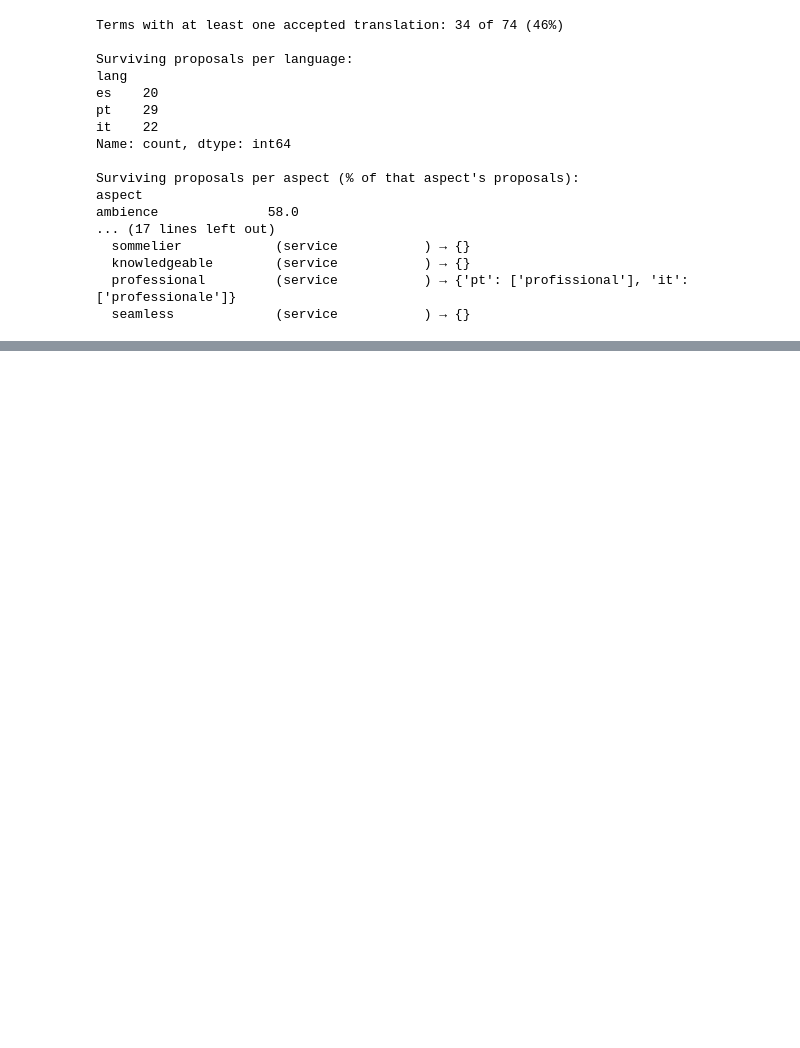
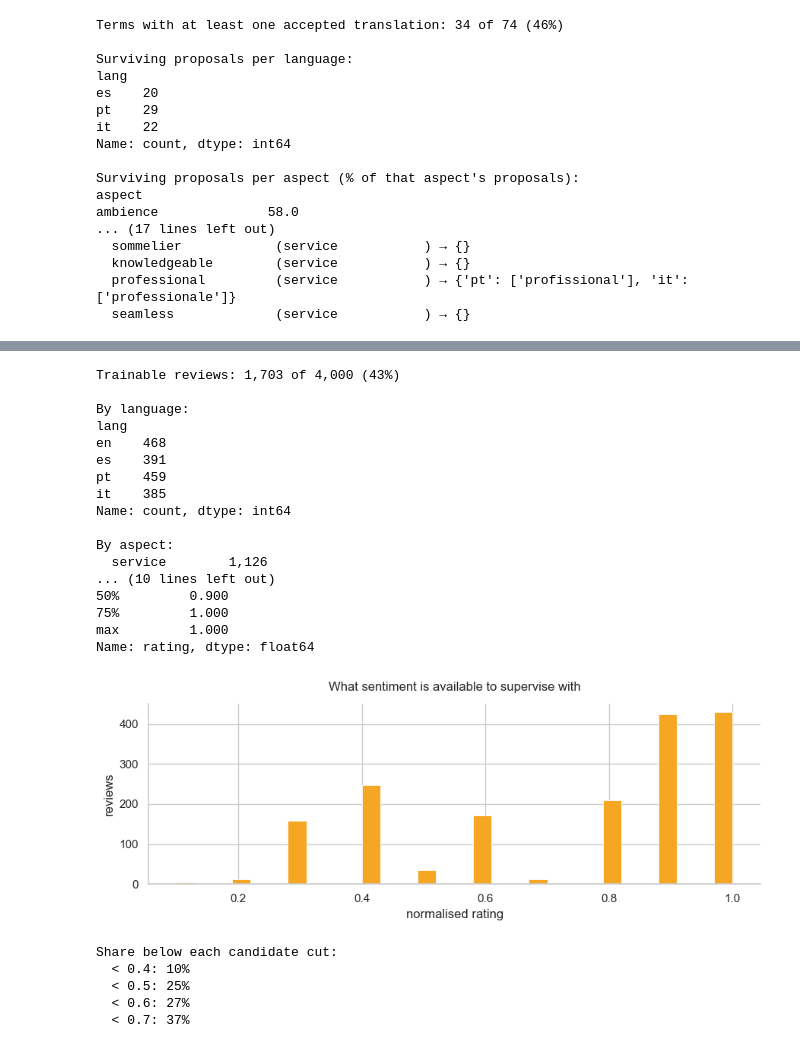
Before and after one commit to Gusti4ka/The-Grammar-of-Luxury, a Jupyter notebook: the-grammar-of-luxury.ipynb, the cells around one changed output, grey strips where cells are left out. Cells and saved outputs as stored; diff of their text form; code cells hidden in the pictures; blank space fills up the shorter version.

Commit message:
Section 3: distant supervision, four aspects, stratified split

```diff
--- a/the-grammar-of-luxury.ipynb
+++ b/the-grammar-of-luxury.ipynb
@@ -956,0 +1028,60 @@ numpy        2.3.5
+# %%
+# ── Build the training set: four aspects, sentiment from rating ──
+
+ASPECTS_TRAINED = ["service", "ambience", "ingredients", "experience"]
+
+train_pool = labelled[labelled["aspects"].apply(
+    lambda xs: any(a in ASPECTS_TRAINED for a in xs))].copy()
+train_pool["aspects"] = train_pool["aspects"].apply(
+    lambda xs: [a for a in xs if a in ASPECTS_TRAINED])
+
+print(f"Trainable reviews: {len(train_pool):,} of {len(labelled):,} "
+      f"({100*len(train_pool)/len(labelled):.0f}%)\n")
+
+print("By language:")
+print(train_pool["lang"].value_counts().reindex(["en","es","pt","it"]), "\n")
+
+print("By aspect:")
+for a in ASPECTS_TRAINED:
+    print(f"  {a:14s} {train_pool['aspects'].apply(lambda xs: a in xs).sum():5,}")
+print()
+
+print("Rating distribution (normalised 0–1):")
+print(train_pool["rating"].describe().round(3), "\n")
+
+fig, ax = plt.subplots(figsize=(9, 3.5))
+ax.hist(train_pool["rating"], bins=30, color="#F5A623", edgecolor="white", linewidth=0.6)
+ax.set_xlabel("normalised rating")
+ax.set_ylabel("reviews")
+ax.set_title("What sentiment is available to supervise with", pad=12)
+ax.spines[["top","right"]].set_visible(False)
+plt.tight_layout()
+plt.show()
+
+print("Share below each candidate cut:")
+for t in [0.4, 0.5, 0.6, 0.7]:
+    print(f"  < {t}: {100*(train_pool['rating'] < t).mean():.0f}%")
+# %% [output]
+Trainable reviews: 1,703 of 4,000 (43%)
+
+By language:
+lang
+en    468
+es    391
+pt    459
+it    385
+Name: count, dtype: int64
+
+By aspect:
+  service        1,126
+... (10 lines left out)
+50%         0.900
+75%         1.000
+max         1.000
+Name: rating, dtype: float64
+[figure, added]
+Share below each candidate cut:
+  < 0.4: 10%
+  < 0.5: 25%
+  < 0.6: 27%
+  < 0.7: 37%
```
Also changed, not shown: parts of 7 cells of this notebook.
